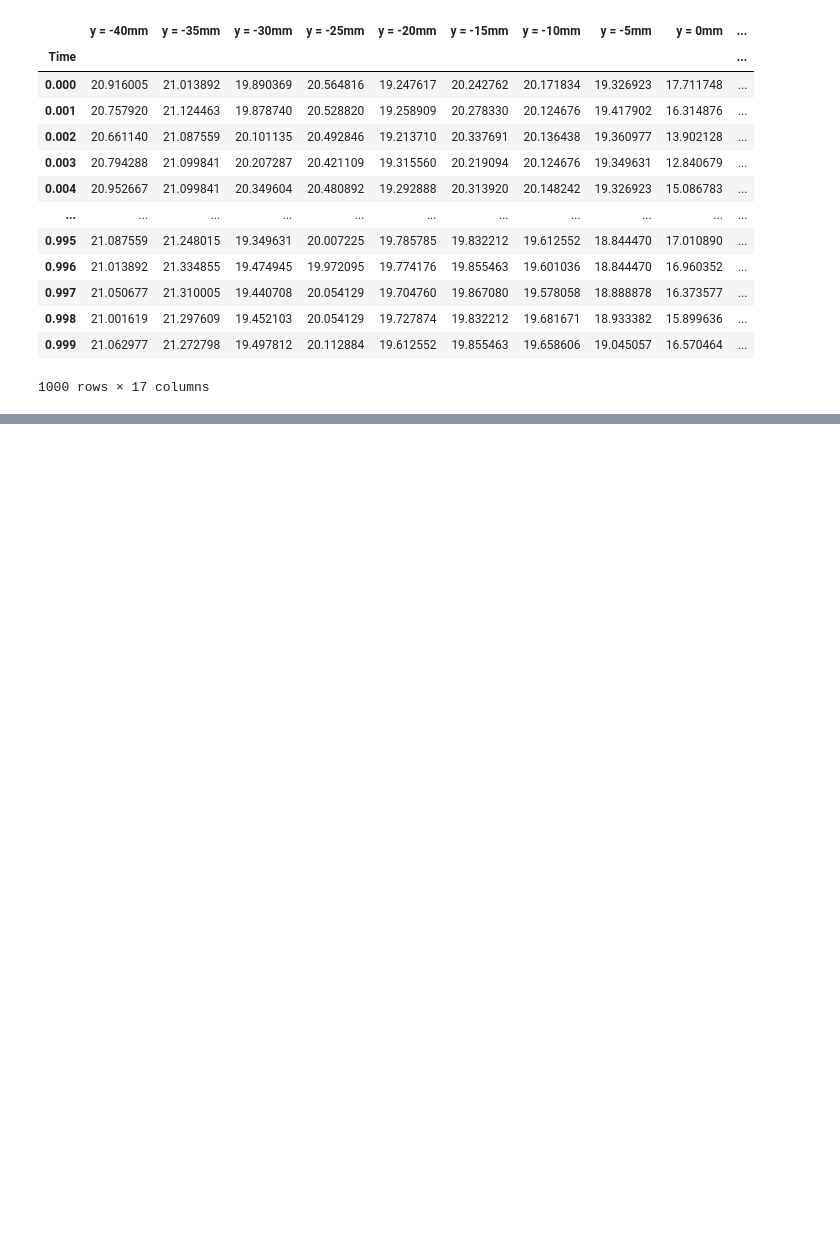
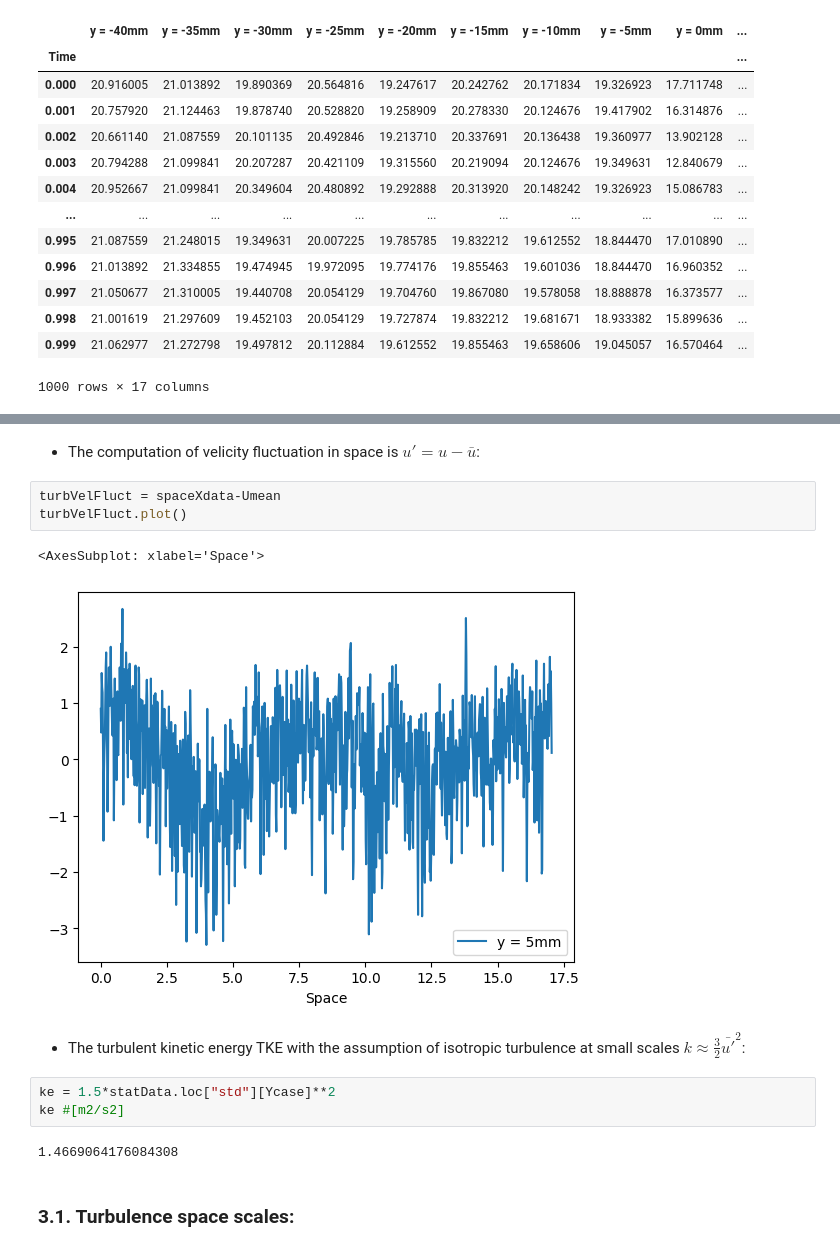
Before and after one commit to Ferraan/AdvancedFluidMechanics, a Jupyter notebook: 3-Turbulence/Assignment3Grup1.ipynb, the cells around one changed output, grey strips where cells are left out. Drawn from its saved outputs; the diff is of its cells as text; blank space fills up the shorter version.

```diff
--- a/3-Turbulence/Assignment3Grup1.ipynb
+++ b/3-Turbulence/Assignment3Grup1.ipynb
@@ -106,0 +166,17 @@ spaceXdata
+# %% [markdown]
+- The computation of velicity fluctuation in space is $u'=u-\bar{u}$:
+# %%
+turbVelFluct = spaceXdata-Umean
+turbVelFluct.plot()
+# %% [output]
+<AxesSubplot: xlabel='Space'>
+[figure, added]
+# %% [markdown]
+- The turbulent kinetic energy TKE with the assumption of isotropic turbulence at small scales $k\approx \frac{3}{2} \bar{u'}^2$:
+# %%
+ke = 1.5*statData.loc["std"][Ycase]**2
+ke #[m2/s2]
+# %% [output]
+1.4669064176084308
+# %% [markdown]
+### 3.1. Turbulence space scales:
```
Also changed, not shown: parts of 36 cells of this notebook.
